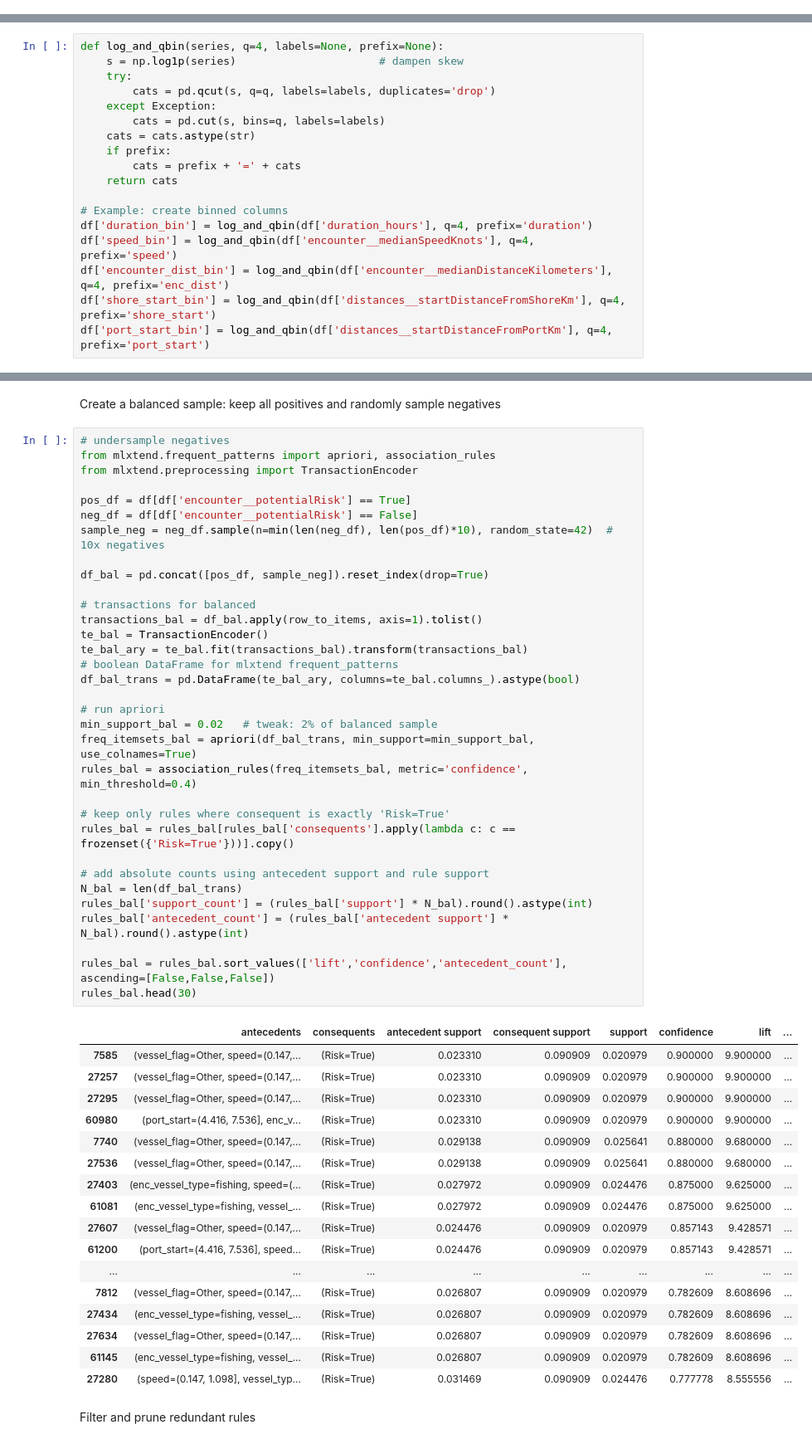
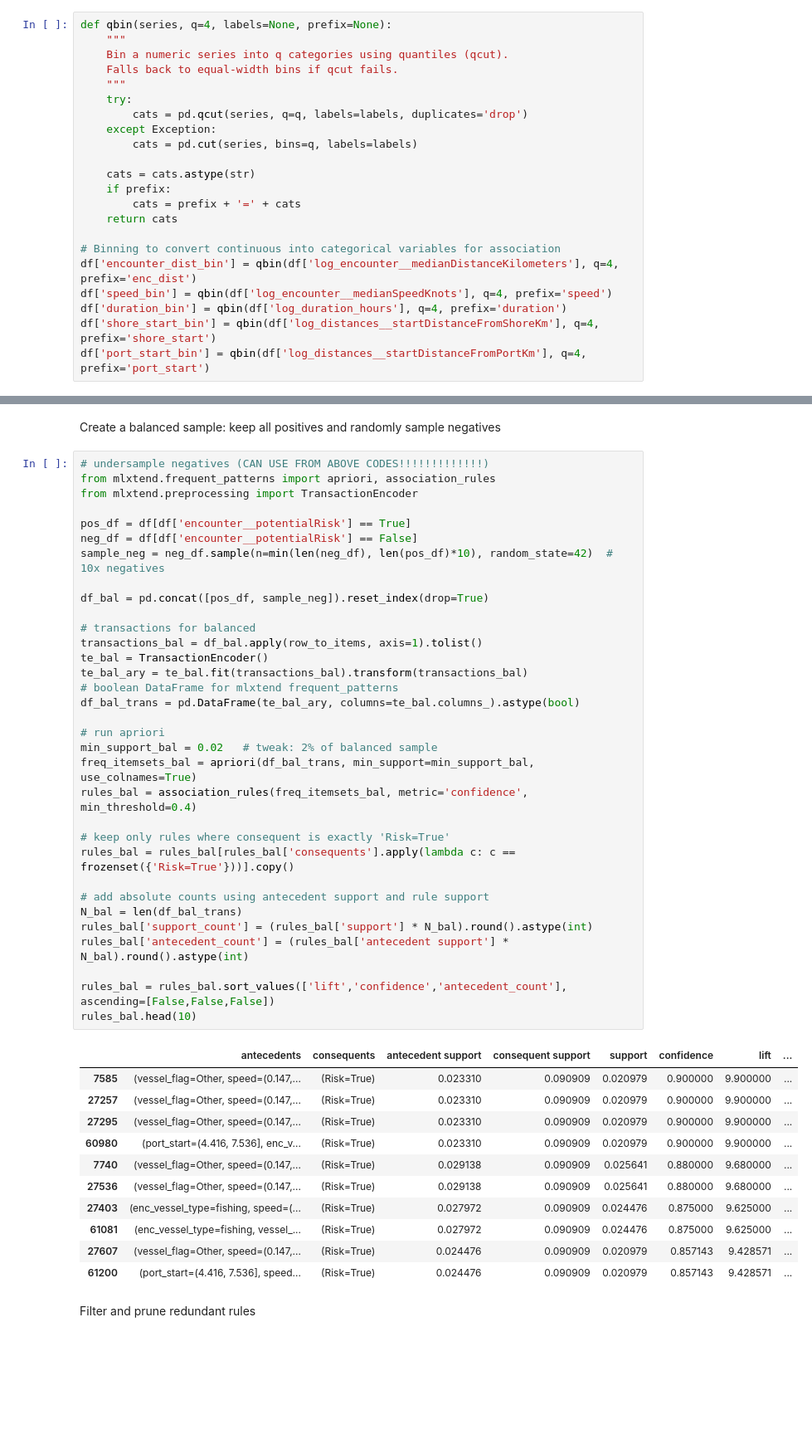
Before and after one commit to zuweii/datamining, a Jupyter notebook: collision.ipynb, the cells around one changed output, grey strips where cells are left out. Shown at 83% size. Drawn from its saved outputs; the diff is of its cells as text; blank space fills up the shorter version.

```diff
--- a/collision.ipynb
+++ b/collision.ipynb
@@ -176,2 +218,24 @@ Name: count, dtype: int64
+# %%
+def qbin(series, q=4, labels=None, prefix=None):
+    """
+    Bin a numeric series into q categories using quantiles (qcut).
+    Falls back to equal-width bins if qcut fails.
+    """
+    try:
+        cats = pd.qcut(series, q=q, labels=labels, duplicates='drop')
+    except Exception:
+        cats = pd.cut(series, bins=q, labels=labels)
+
+    cats = cats.astype(str)
+    if prefix:
+        cats = prefix + '=' + cats
+    return cats
+
+# Binning to convert continuous into categorical variables for association
+df['encounter_dist_bin'] = qbin(df['log_encounter__medianDistanceKilometers'], q=4, prefix='enc_dist')
+df['speed_bin'] = qbin(df['log_encounter__medianSpeedKnots'], q=4, prefix='speed')
+df['duration_bin'] = qbin(df['log_duration_hours'], q=4, prefix='duration')
+df['shore_start_bin'] = qbin(df['log_distances__startDistanceFromShoreKm'], q=4, prefix='shore_start')
+df['port_start_bin'] = qbin(df['log_distances__startDistanceFromPortKm'], q=4, prefix='port_start')
 # %% [markdown]
 <h4>CLASSIFICATION</h4>
@@ -192,24 +252,6 @@ df = keep_top_k(df, 'vessel__flag', k=10)
 df = keep_top_k(df, 'vessel__type', k=10)
 df = keep_top_k(df, 'encounter__vessel__flag', k=10)
 df = keep_top_k(df, 'encounter__vessel__type', k=10)
-# %%
-def log_and_qbin(series, q=4, labels=None, prefix=None):
-    s = np.log1p(series)                      # dampen skew
-    try:
-        cats = pd.qcut(s, q=q, labels=labels, duplicates='drop')
-    except Exception:
-        cats = pd.cut(s, bins=q, labels=labels)
-    cats = cats.astype(str)
-    if prefix:
-        cats = prefix + '=' + cats
-    return cats
-
-# Example: create binned columns
-df['duration_bin'] = log_and_qbin(df['duration_hours'], q=4, prefix='duration')
-df['speed_bin'] = log_and_qbin(df['encounter__medianSpeedKnots'], q=4, prefix='speed')
-df['encounter_dist_bin'] = log_and_qbin(df['encounter__medianDistanceKilometers'], q=4, prefix='enc_dist')
-df['shore_start_bin'] = log_and_qbin(df['distances__startDistanceFromShoreKm'], q=4, prefix='shore_start')
-df['port_start_bin'] = log_and_qbin(df['distances__startDistanceFromPortKm'], q=4, prefix='port_start')
 # %%
 def row_to_items(row):
     items = []
@@ -263,7 +303,7 @@ One-hot encoding
 # %% [markdown]
 Create a balanced sample: keep all positives and randomly sample negatives
 # %%
-# undersample negatives
+# undersample negatives (CAN USE FROM ABOVE CODES!!!!!!!!!!!!!)
 from mlxtend.frequent_patterns import apriori, association_rules
 from mlxtend.preprocessing import TransactionEncoder
 
@@ -279,40 +319,34 @@ te_bal = TransactionEncoder()
 te_bal_ary = te_bal.fit(transactions_bal).transform(transactions_bal)
 # boolean DataFrame for mlxtend frequent_patterns
 df_bal_trans = pd.DataFrame(te_bal_ary, columns=te_bal.columns_).astype(bool)
 
 # run apriori
 min_support_bal = 0.02   # tweak: 2% of balanced sample
 freq_itemsets_bal = apriori(df_bal_trans, min_support=min_support_bal, use_colnames=True)
 rules_bal = association_rules(freq_itemsets_bal, metric='confidence', min_threshold=0.4)
 
 # keep only rules where consequent is exactly 'Risk=True'
 rules_bal = rules_bal[rules_bal['consequents'].apply(lambda c: c == frozenset({'Risk=True'}))].copy()
 
 # add absolute counts using antecedent support and rule support
 N_bal = len(df_bal_trans)
 rules_bal['support_count'] = (rules_bal['support'] * N_bal).round().astype(int)
 rules_bal['antecedent_count'] = (rules_bal['antecedent support'] * N_bal).round().astype(int)
 
 rules_bal = rules_bal.sort_values(['lift','confidence','antecedent_count'], ascending=[False,False,False])
-rules_bal.head(30)
+rules_bal.head(10)
 # %% [output]
 |  | antecedents | consequents | antecedent support | consequent support | support | confidence | lift | ... |
 | 7585 | (vessel_flag=Other, speed=(0.147,... | (Risk=True) | 0.023310 | 0.090909 | 0.020979 | 0.900000 | 9.900000 | ... |
 | 27257 | (vessel_flag=Other, speed=(0.147,... | (Risk=True) | 0.023310 | 0.090909 | 0.020979 | 0.900000 | 9.900000 | ... |
 | 27295 | (vessel_flag=Other, speed=(0.147,... | (Risk=True) | 0.023310 | 0.090909 | 0.020979 | 0.900000 | 9.900000 | ... |
 | 60980 | (port_start=(4.416, 7.536], enc_v... | (Risk=True) | 0.023310 | 0.090909 | 0.020979 | 0.900000 | 9.900000 | ... |
 | 7740 | (vessel_flag=Other, speed=(0.147,... | (Risk=True) | 0.029138 | 0.090909 | 0.025641 | 0.880000 | 9.680000 | ... |
 | 27536 | (vessel_flag=Other, speed=(0.147,... | (Risk=True) | 0.029138 | 0.090909 | 0.025641 | 0.880000 | 9.680000 | ... |
 | 27403 | (enc_vessel_type=fishing, speed=(... | (Risk=True) | 0.027972 | 0.090909 | 0.024476 | 0.875000 | 9.625000 | ... |
 | 61081 | (enc_vessel_type=fishing, vessel_... | (Risk=True) | 0.027972 | 0.090909 | 0.024476 | 0.875000 | 9.625000 | ... |
 | 27607 | (vessel_flag=Other, speed=(0.147,... | (Risk=True) | 0.024476 | 0.090909 | 0.020979 | 0.857143 | 9.428571 | ... |
 | 61200 | (port_start=(4.416, 7.536], speed... | (Risk=True) | 0.024476 | 0.090909 | 0.020979 | 0.857143 | 9.428571 | ... |
-| ... | ... | ... | ... | ... | ... | ... | ... | ... |
-| 7812 | (vessel_flag=Other, speed=(0.147,... | (Risk=True) | 0.026807 | 0.090909 | 0.020979 | 0.782609 | 8.608696 | ... |
-| 27434 | (enc_vessel_type=fishing, vessel_... | (Risk=True) | 0.026807 | 0.090909 | 0.020979 | 0.782609 | 8.608696 | ... |
-| 27634 | (vessel_flag=Other, speed=(0.147,... | (Risk=True) | 0.026807 | 0.090909 | 0.020979 | 0.782609 | 8.608696 | ... |
-| 61145 | (enc_vessel_type=fishing, vessel_... | (Risk=True) | 0.026807 | 0.090909 | 0.020979 | 0.782609 | 8.608696 | ... |
-| 27280 | (speed=(0.147, 1.098], vessel_typ... | (Risk=True) | 0.031469 | 0.090909 | 0.024476 | 0.777778 | 8.555556 | ... |
 # %% [markdown]
 Filter and prune redundant rules
 # %%
```
Also changed, not shown: parts of 12 cells of this notebook.
